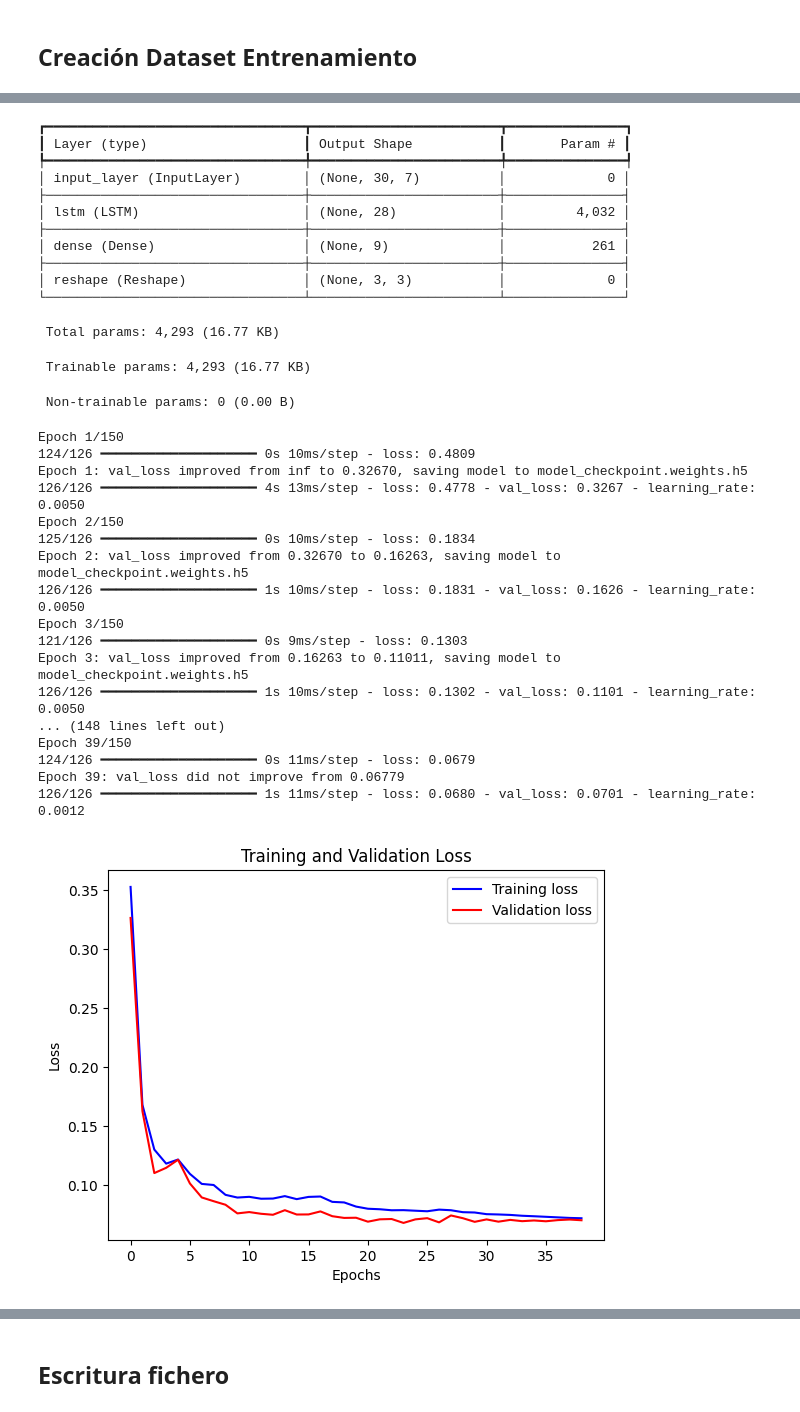
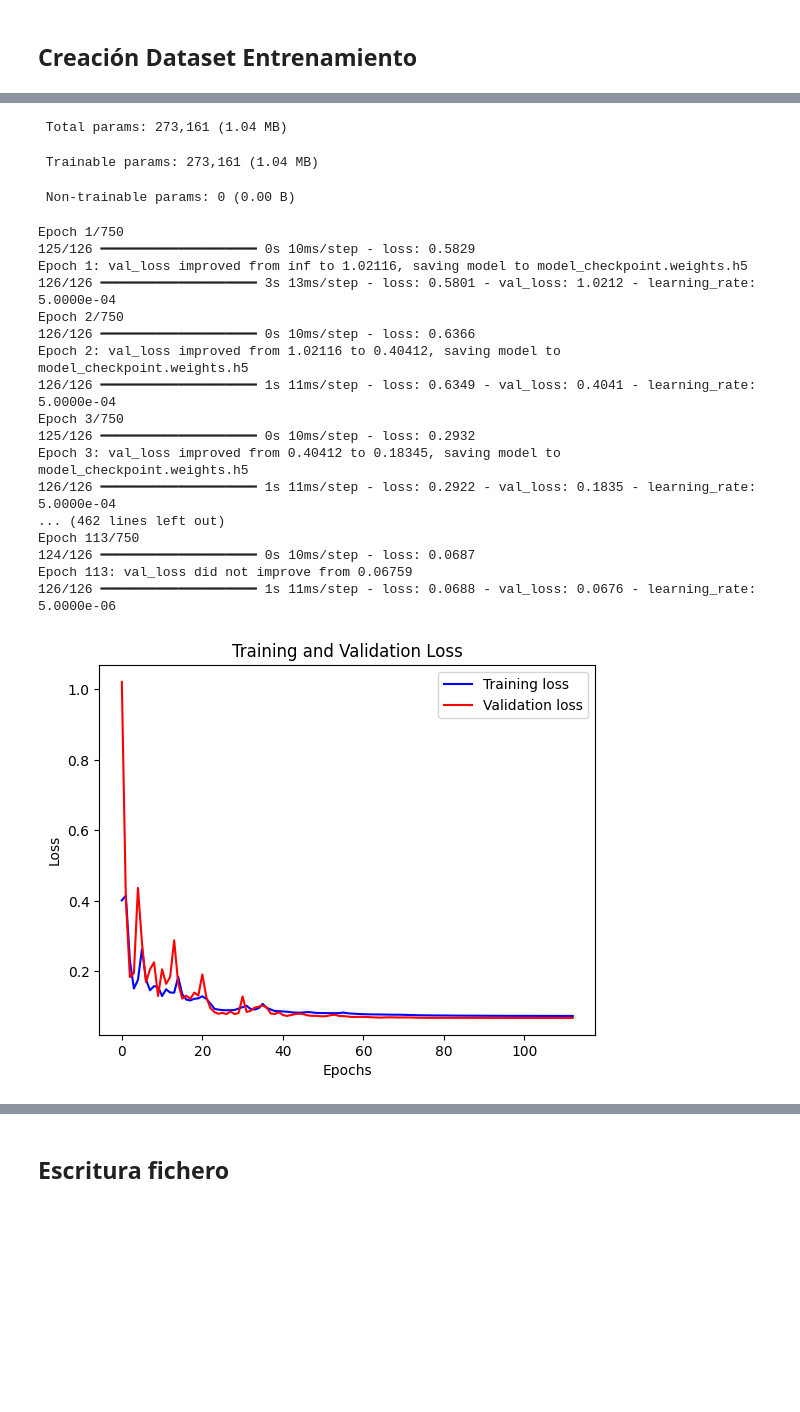
Before and after one commit to jose-r-morera/TFG_Time_Series_Forecast, a Jupyter notebook: tratamiento_datos/analisis_arona.ipynb, the cells around one changed output, grey strips where cells are left out. Cells and saved outputs as stored; diff of their text form; code cells hidden in the pictures; blank space fills up the shorter version.

Commit message:
Memoria y layer normalization

```diff
--- a/tratamiento_datos/analisis_arona.ipynb
+++ b/tratamiento_datos/analisis_arona.ipynb
@@ -587,11 +577,11 @@ First batch X: [[[-1.27942272e+00  1.81708902e+00  1.27469236e+00 ...  1.0000000
 # %%
 ############
 # Training #
-epochs = 150
-learning_rate = 0.005
+epochs = 750
+learning_rate = 0.0005
 
-dataset_train = tf.data.Dataset.load("dataset_train")
-dataset_val = tf.data.Dataset.load("dataset_val")
+dataset_train = tf.data.Dataset.load("dataset_train_arona")
+dataset_val = tf.data.Dataset.load("dataset_val_arona")
 
 for batch in dataset_train.take(1):
     inputs, targets = batch
@@ -599,16 +589,23 @@ for batch in dataset_train.take(1):
 #print("here?")
 
 inputs = keras.layers.Input(shape=(inputs.shape[1], inputs.shape[2]))
-lstm_out = keras.layers.LSTM(28)(inputs)
+lstm_out = keras.layers.LSTM(256)(inputs)
+lstm_out = keras.layers.LayerNormalization()(lstm_out)
 
-#lstm_out = keras.layers.Bidirectional(keras.layers.LSTM(64))(inputs)
+# lstm_out = keras.layers.Bidirectional(keras.layers.LSTM(128, recurrent_dropout=0.2, dropout=0.1, return_sequences=True))(inputs)
+# lstm_out = keras.layers.LayerNormalization()(lstm_out)
+# lstm_out = keras.layers.Bidirectional(keras.layers.LSTM(128, recurrent_dropout=0.2))(lstm_out)
+# lstm_out = keras.layers.LayerNormalization()(lstm_out)
 
 #lstm_out = keras.layers.Bidirectional(keras.layers.LSTM(16, return_sequences=True))(inputs)
 #lstm_out = keras.layers.Bidirectional(keras.layers.LSTM(16))(lstm_out)
 
-# lstm_out = keras.layers.LSTM(24, return_sequences=True)(inputs)
-# lstm_out = keras.layers.LSTM(32, return_sequences=True)(lstm_out)
-# lstm_out = keras.layers.LSTM(24)(lstm_out)
+# lstm_out = keras.layers.LSTM(64, return_sequences=True)(inputs)
+# lstm_out = keras.layers.LayerNormalization()(lstm_out)
+# lstm_out = keras.layers.LSTM(32,return_sequences=True)(lstm_out)
+# lstm_out = keras.layers.LayerNormalization()(lstm_out)
+# lstm_out = keras.layers.LSTM(32)(lstm_out)
+# lstm_out = keras.layers.LayerNormalization()(lstm_out)
 
 
 # Ensure the Dense layer outputs the correct shape
@@ -640,7 +637,7 @@ reduce_lr_callback = tf.keras.callbacks.ReduceLROnPlateau(
     factor=0.7,         # reduce LR by a factor of 0.5
     patience=4,         # wait for 5 epochs before reducing
     verbose=1,
-    min_lr=1e-7
+    min_lr=5e-6
 )
 
 
@@ -675,35 +685,24 @@ Model: "functional"
-┏━━━━━━━━━━━━━━━━━━━━━━━━━━━━━━━━━┳━━━━━━━━━━━━━━━━━━━━━━━━┳━━━━━━━━━━━━━━━┓
-┃ Layer (type)                    ┃ Output Shape           ┃       Param # ┃
-┡━━━━━━━━━━━━━━━━━━━━━━━━━━━━━━━━━╇━━━━━━━━━━━━━━━━━━━━━━━━╇━━━━━━━━━━━━━━━┩
-│ input_layer (InputLayer)        │ (None, 30, 7)          │             0 │
-├─────────────────────────────────┼────────────────────────┼───────────────┤
-│ lstm (LSTM)                     │ (None, 28)             │         4,032 │
-├─────────────────────────────────┼────────────────────────┼───────────────┤
-│ dense (Dense)                   │ (None, 9)              │           261 │
-├─────────────────────────────────┼────────────────────────┼───────────────┤
-│ reshape (Reshape)               │ (None, 3, 3)           │             0 │
-└─────────────────────────────────┴────────────────────────┴───────────────┘
+ Total params: 273,161 (1.04 MB)
- Total params: 4,293 (16.77 KB)
+ Trainable params: 273,161 (1.04 MB)
- Trainable params: 4,293 (16.77 KB)
+ Non-trainable params: 0 (0.00 B)
- Non-trainable params: 0 (0.00 B)
+Epoch 1/750
+125/126 ━━━━━━━━━━━━━━━━━━━━ 0s 10ms/step - loss: 0.5829
+Epoch 1: val_loss improved from inf to 1.02116, saving model to model_checkpoint.weights.h5
+126/126 ━━━━━━━━━━━━━━━━━━━━ 3s 13ms/step - loss: 0.5801 - val_loss: 1.0212 - learning_rate: 5.0000e-04
+Epoch 2/750
+126/126 ━━━━━━━━━━━━━━━━━━━━ 0s 10ms/step - loss: 0.6366
+Epoch 2: val_loss improved from 1.02116 to 0.40412, saving model to model_checkpoint.weights.h5
+126/126 ━━━━━━━━━━━━━━━━━━━━ 1s 11ms/step - loss: 0.6349 - val_loss: 0.4041 - learning_rate: 5.0000e-04
+Epoch 3/750
+125/126 ━━━━━━━━━━━━━━━━━━━━ 0s 10ms/step - loss: 0.2932
+Epoch 3: val_loss improved from 0.40412 to 0.18345, saving model to model_checkpoint.weights.h5
+126/126 ━━━━━━━━━━━━━━━━━━━━ 1s 11ms/step - loss: 0.2922 - val_loss: 0.1835 - learning_rate: 5.0000e-04
+... (462 lines left out)
+Epoch 113/750
+124/126 ━━━━━━━━━━━━━━━━━━━━ 0s 10ms/step - loss: 0.0687
+Epoch 113: val_loss did not improve from 0.06759
+126/126 ━━━━━━━━━━━━━━━━━━━━ 1s 11ms/step - loss: 0.0688 - val_loss: 0.0676 - learning_rate: 5.0000e-06
-Epoch 1/150
-124/126 ━━━━━━━━━━━━━━━━━━━━ 0s 10ms/step - loss: 0.4809
-Epoch 1: val_loss improved from inf to 0.32670, saving model to model_checkpoint.weights.h5
-126/126 ━━━━━━━━━━━━━━━━━━━━ 4s 13ms/step - loss: 0.4778 - val_loss: 0.3267 - learning_rate: 0.0050
-Epoch 2/150
-125/126 ━━━━━━━━━━━━━━━━━━━━ 0s 10ms/step - loss: 0.1834
-Epoch 2: val_loss improved from 0.32670 to 0.16263, saving model to model_checkpoint.weights.h5
-126/126 ━━━━━━━━━━━━━━━━━━━━ 1s 10ms/step - loss: 0.1831 - val_loss: 0.1626 - learning_rate: 0.0050
-Epoch 3/150
-121/126 ━━━━━━━━━━━━━━━━━━━━ 0s 9ms/step - loss: 0.1303
-Epoch 3: val_loss improved from 0.16263 to 0.11011, saving model to model_checkpoint.weights.h5
-126/126 ━━━━━━━━━━━━━━━━━━━━ 1s 10ms/step - loss: 0.1302 - val_loss: 0.1101 - learning_rate: 0.0050
-... (148 lines left out)
-Epoch 39/150
-124/126 ━━━━━━━━━━━━━━━━━━━━ 0s 11ms/step - loss: 0.0679
-Epoch 39: val_loss did not improve from 0.06779
-126/126 ━━━━━━━━━━━━━━━━━━━━ 1s 11ms/step - loss: 0.0680 - val_loss: 0.0701 - learning_rate: 0.0012
-[figure, old version]
+[figure, new version]
 # %%
 def show_plots_for_variables(plot_data, delta, feature_names, mean, std):
     """
```
Also changed, not shown: parts of 10 cells of this notebook, 41 other files.
